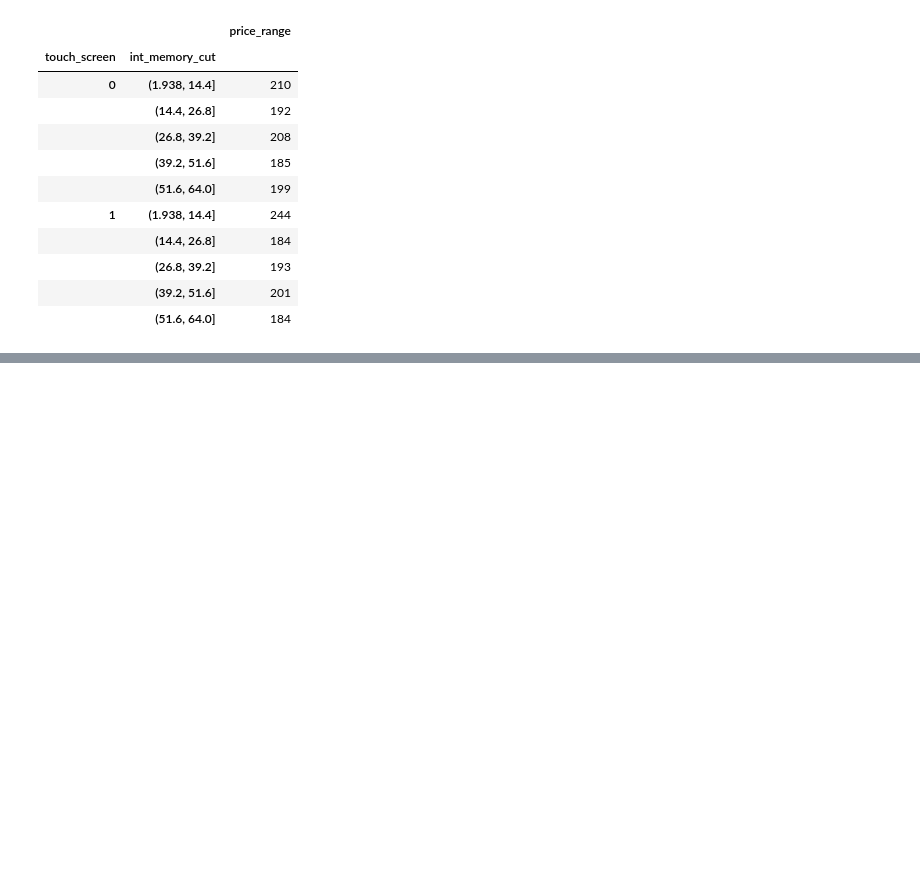
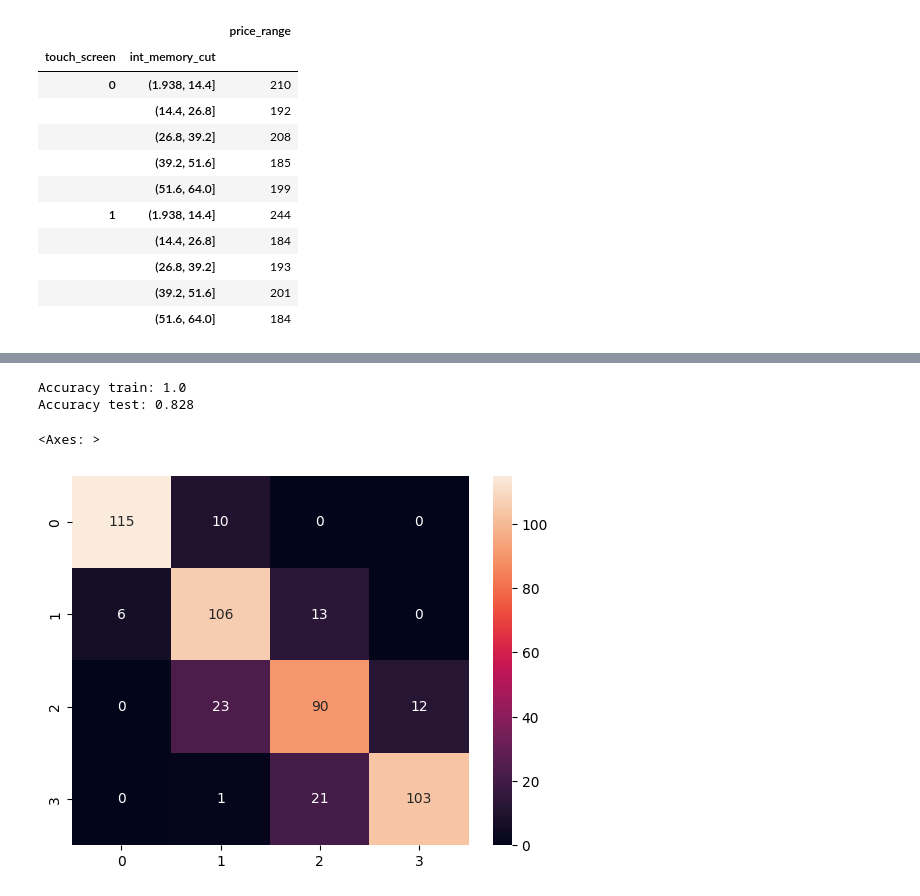
Before and after one commit to karim1644/BDTA, a Jupyter notebook: Past-Exams/2024-06-13/2024-06-13.ipynb, the cells around one changed output, grey strips where cells are left out. Drawn from its saved outputs; the diff is of its cells as text; code cells hidden in the pictures; blank space fills up the shorter version.

```diff
--- a/Past-Exams/2024-06-13/2024-06-13.ipynb
+++ b/Past-Exams/2024-06-13/2024-06-13.ipynb
@@ -228,0 +236,3 @@ df.pivot_table('price_range', index=['touch_screen', 'int_memory_cut'], aggfunc=
+# %%
+df = pd.read_csv('dataset.csv', sep=',')
+df
@@ -228,0 +253,21 @@ df.pivot_table('price_range', index=['touch_screen', 'int_memory_cut'], aggfunc=
+# %%
+df = df.dropna()
+# %%
+X = df.drop(['price_range'], axis=1)
+y = df['price_range']
+X_train, X_test, y_train, y_test = model_selection.train_test_split(X, y, test_size=0.25, stratify=y, random_state=0)
+# %%
+treeclf = tree.DecisionTreeClassifier(random_state=0)
+treeclf.fit(X_train, y_train)
+y_train_pred = treeclf.predict(X_train)
+y_test_pred = treeclf.predict(X_test)
+acc_tree_test = metrics.accuracy_score(y_test, y_test_pred)
+print("Accuracy train:", metrics.accuracy_score(y_train, y_train_pred))
+print("Accuracy test:", acc_tree_test)
+cnf_matrix = metrics.confusion_matrix(y_test, y_test_pred)
+sns.heatmap(cnf_matrix,annot=True,fmt="d")
+# %% [output]
+Accuracy train: 1.0
+Accuracy test: 0.828
+<Axes: >
+[figure, added]
```
Also changed, not shown: parts of 27 cells of this notebook, 1 other file.
